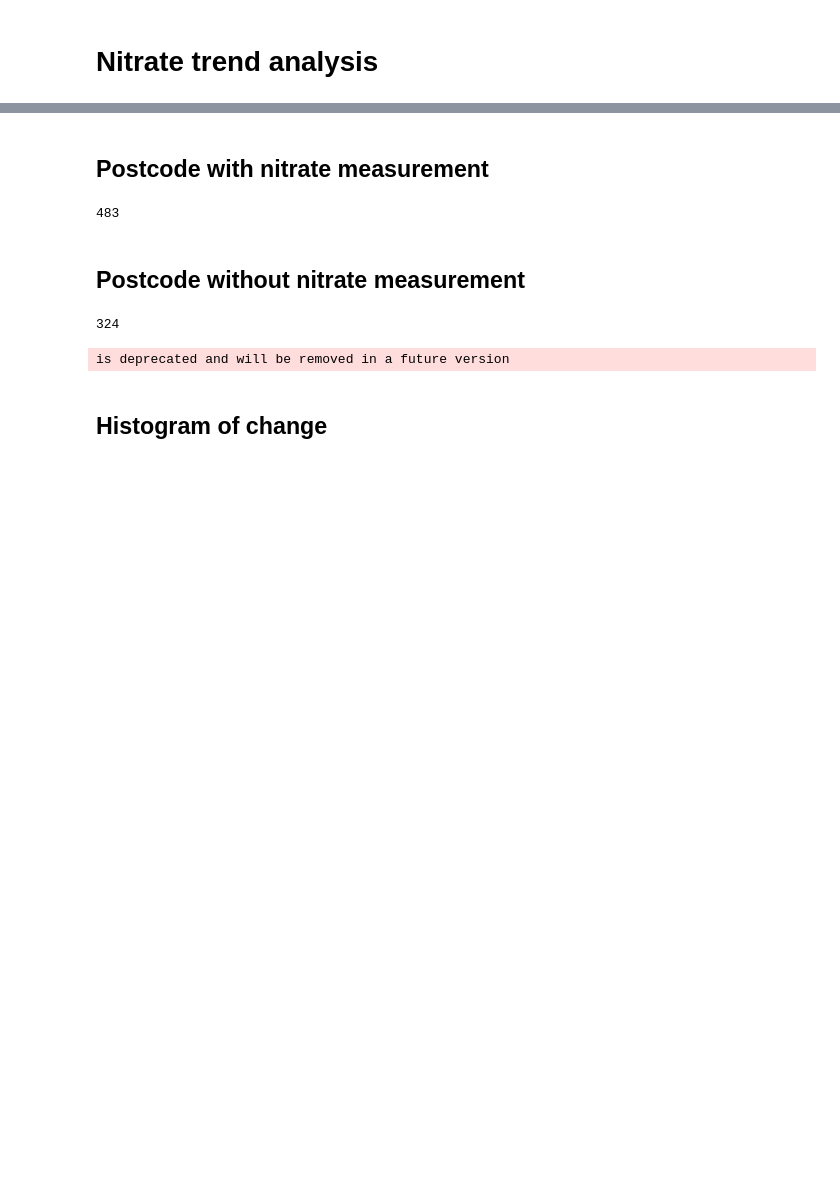
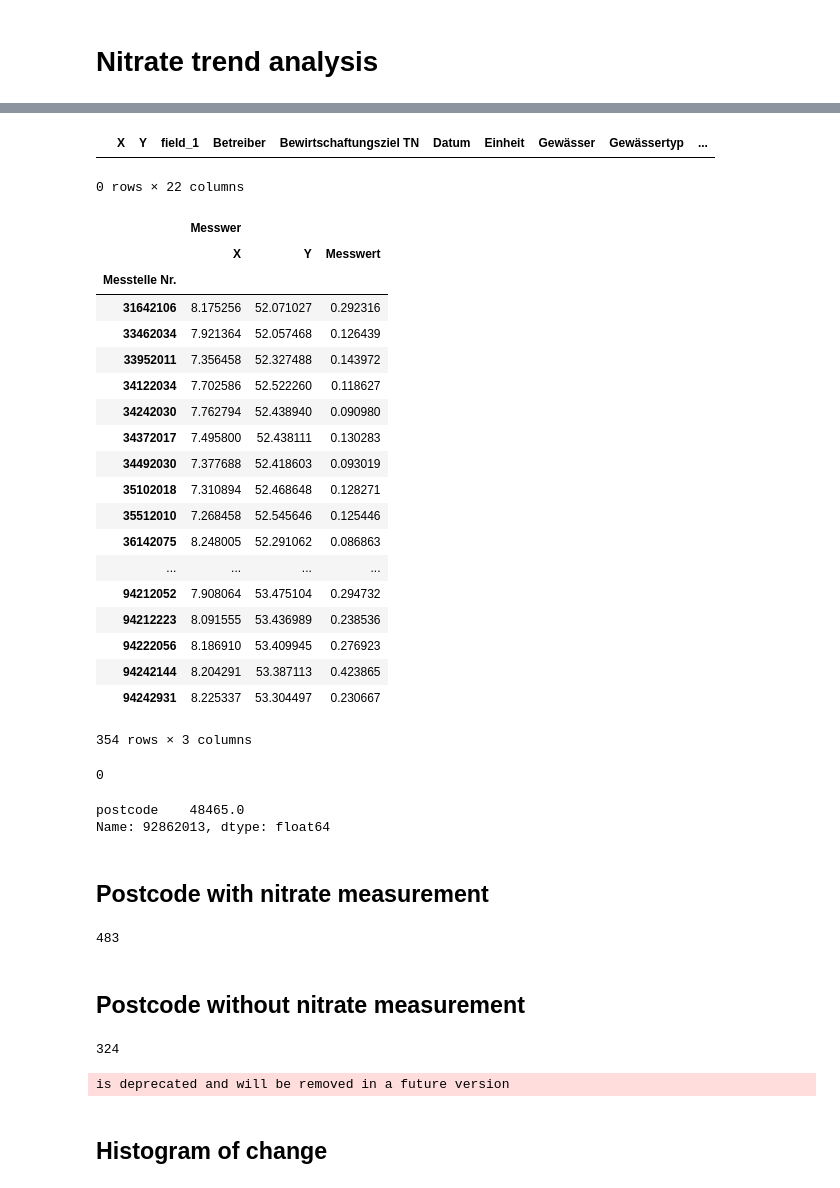
Before and after one commit to okfde/fs-atlas, a Jupyter notebook: Nitrate_trends_clean.ipynb, the cells around one changed output, grey strips where cells are left out. Cells and saved outputs as stored; diff of their text form; code cells hidden in the pictures; blank space fills up the shorter version.

```diff
--- a/Nitrate_trends_clean.ipynb
+++ b/Nitrate_trends_clean.ipynb
@@ -15,0 +210,28 @@ sub_with_measurement = [p for p in subsidies['postcode'].unique() if int(p) in m
+# %%
+phosphor_points[phosphor_points['postcode'] ==  float(19273)]
+# %% [output]
+|  | X | Y | field_1 | Betreiber | Bewirtschaftungsziel TN | Datum | Einheit | Gewässer | Gewässertyp | ... |
+0 rows × 22 columns
+# %%
+phosphor_points.groupby('Messtelle Nr.')[['X', 'Y','Messwert']].agg({'Messwer': 'mean')
+# %% [output]
+|  | Messwer |  |  |
+|  | X | Y | Messwert |
+| Messtelle Nr. |  |  |  |
+| 31642106 | 8.175256 | 52.071027 | 0.292316 |
+| 33462034 | 7.921364 | 52.057468 | 0.126439 |
+| 33952011 | 7.356458 | 52.327488 | 0.143972 |
+| 34122034 | 7.702586 | 52.522260 | 0.118627 |
+| 34242030 | 7.762794 | 52.438940 | 0.090980 |
+| 34372017 | 7.495800 | 52.438111 | 0.130283 |
+| 34492030 | 7.377688 | 52.418603 | 0.093019 |
+| 35102018 | 7.310894 | 52.468648 | 0.128271 |
+| 35512010 | 7.268458 | 52.545646 | 0.125446 |
+| 36142075 | 8.248005 | 52.291062 | 0.086863 |
+| ... | ... | ... | ... |
+| 94212052 | 7.908064 | 53.475104 | 0.294732 |
+| 94212223 | 8.091555 | 53.436989 | 0.238536 |
+| 94222056 | 8.186910 | 53.409945 | 0.276923 |
+| 94242144 | 8.204291 | 53.387113 | 0.423865 |
+| 94242931 | 8.225337 | 53.304497 | 0.230667 |
+354 rows × 3 columns
@@ -16,3 +245,12 @@ sub_with_measurement = [p for p in subsidies['postcode'].unique() if int(p) in m
+# %%
+post_phosphor.get(92862013, {'postcode': 0})['postcode']
+# %% [output]
+0
+# %%
+post_phosphor.loc[92862013]
+# %% [output]
+postcode    48465.0
+Name: 92862013, dtype: float64
 # %% [markdown]
 ## Postcode with nitrate measurement
 # %%
```
Also changed, not shown: parts of 21 cells of this notebook, 3 other files.
